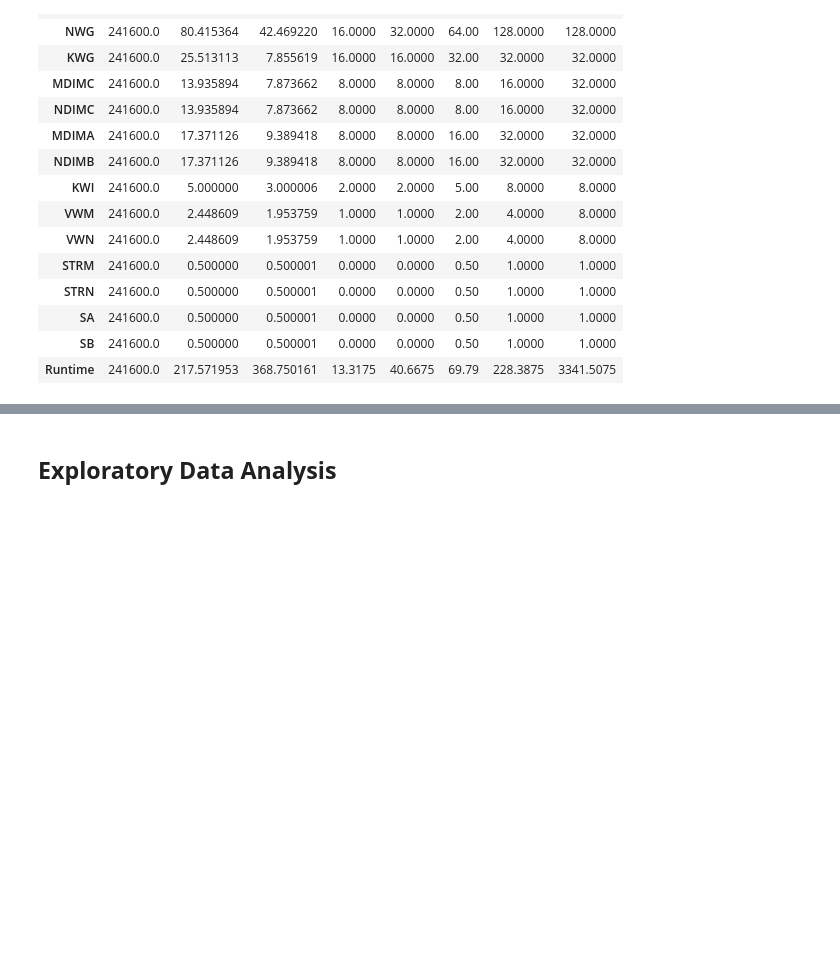
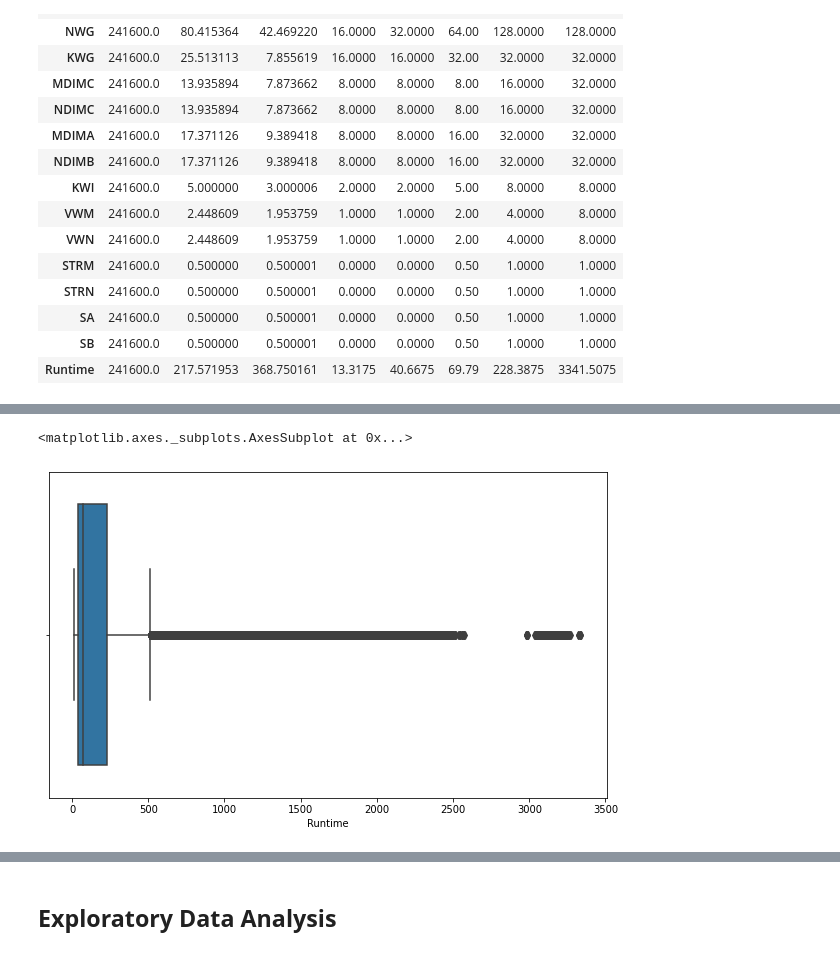
Before and after one commit to SAIKUMAR-AI/SGEMM-GPU-, a Jupyter notebook: SGEMM_GPU_Kernel_Performance.ipynb, the cells around one changed output, grey strips where cells are left out. Saved outputs shown, nothing was run; the diff lists cells and outputs as text; code cells hidden in the pictures; blank space fills up the shorter version.

```diff
--- a/SGEMM_GPU_Kernel_Performance.ipynb
+++ b/SGEMM_GPU_Kernel_Performance.ipynb
@@ -189,0 +213,8 @@ dataset.describe(include='all').T
+# %%
+plt.figure(figsize=(10,6))
+
+
+sns.boxplot(dataset['Runtime'])
+# %% [output]
+<matplotlib.axes._subplots.AxesSubplot at 0x...>
+[figure, added]
```
Also changed, not shown: parts of 14 cells of this notebook.
